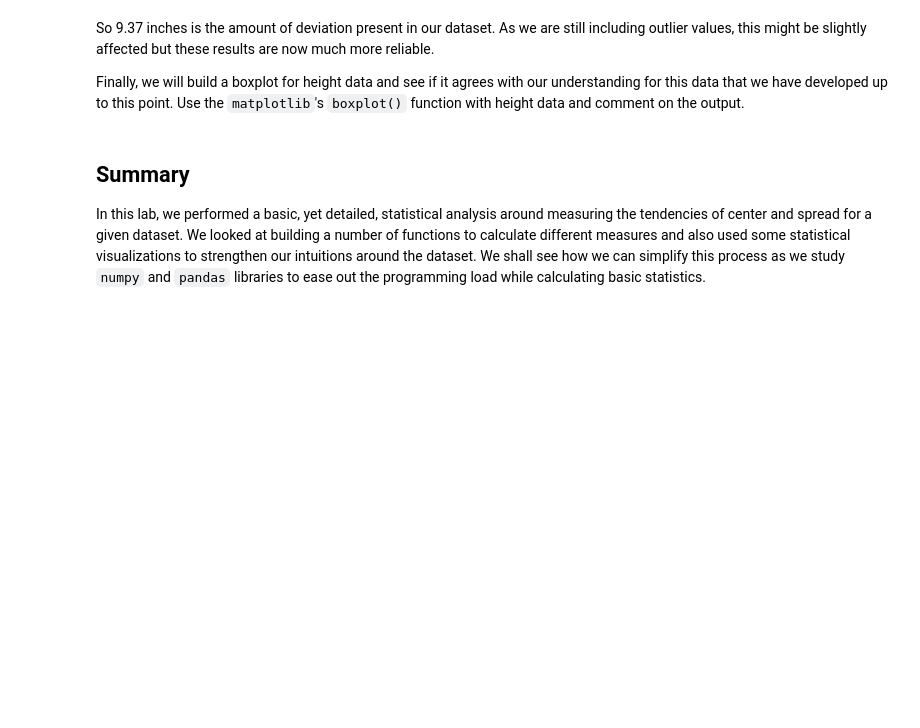
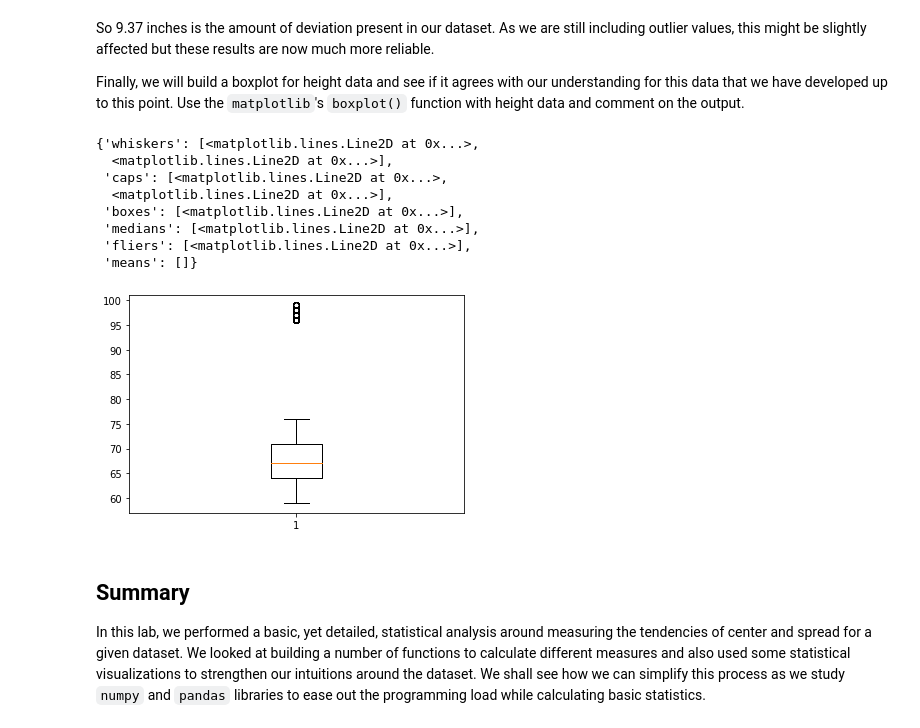
Before and after one commit to jcanque777/dsc-implementing-statistics-with-functions-lab-nyc-ds-082619, a Jupyter notebook: index.ipynb, the cells around one changed output. Saved outputs shown, nothing was run; the diff lists cells and outputs as text; code cells hidden in the pictures; blank space fills up the shorter version.

```diff
--- a/index.ipynb
+++ b/index.ipynb
@@ -408,6 +408,17 @@ So 9.37 inches is the amount of deviation present in our dataset. As we are stil
 Finally, we will build a boxplot for height data and see if it agrees with our understanding for this data that we have developed up to this point. Use the `matplotlib`'s `boxplot()` function with height data and comment on the output.
 # %%
 # boxplot here
+plt.boxplot(height)
+# %% [output]
+{'whiskers': [<matplotlib.lines.Line2D at 0x...>,
+  <matplotlib.lines.Line2D at 0x...>],
+ 'caps': [<matplotlib.lines.Line2D at 0x...>,
+  <matplotlib.lines.Line2D at 0x...>],
+ 'boxes': [<matplotlib.lines.Line2D at 0x...>],
+ 'medians': [<matplotlib.lines.Line2D at 0x...>],
+ 'fliers': [<matplotlib.lines.Line2D at 0x...>],
+ 'means': []}
+[figure, added]
 # %% [markdown]
 ## Summary
 
```
